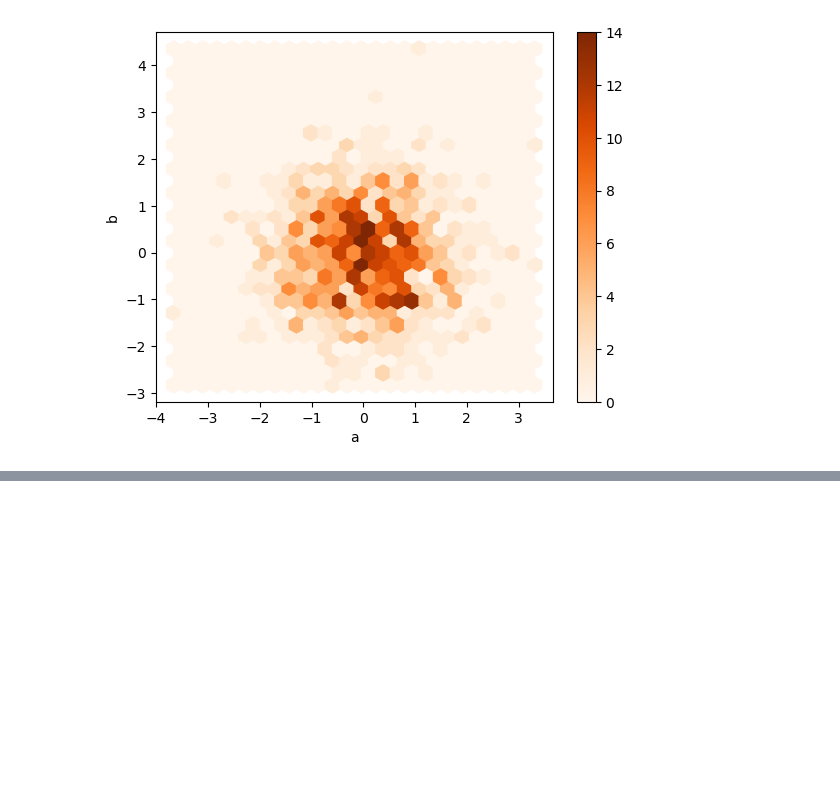
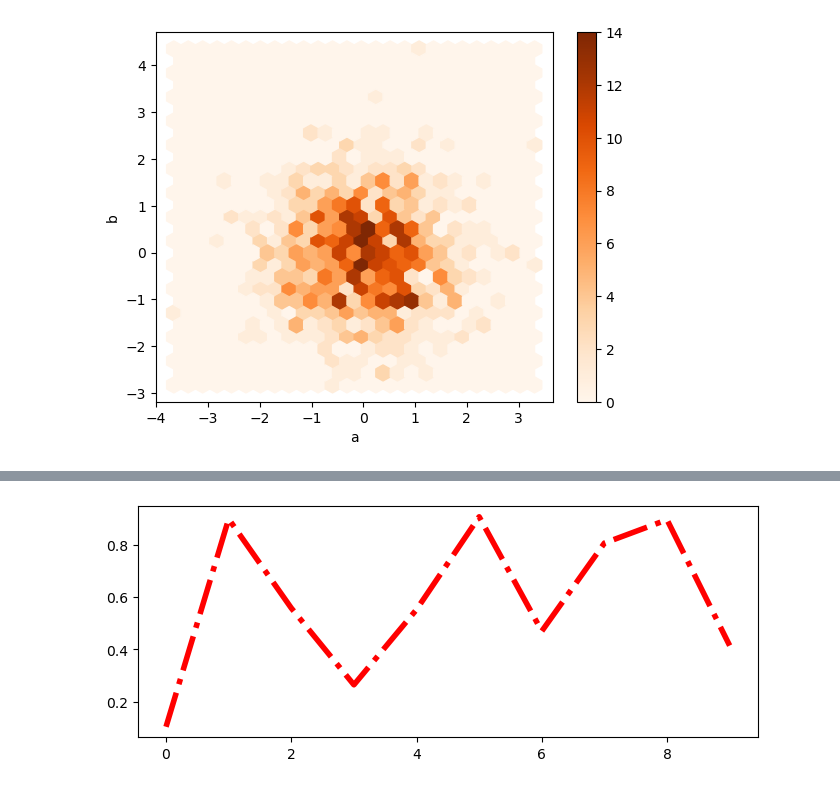
Before and after one commit to zapulam/PythonDataTips, a Jupyter notebook: pandas_data_viz.ipynb, the cells around one changed output, grey strips where cells are left out. Saved outputs shown, nothing was run; the diff lists cells and outputs as text; code cells hidden in the pictures; blank space fills up the shorter version.

```diff
--- a/pandas_data_viz.ipynb
+++ b/pandas_data_viz.ipynb
@@ -225,0 +258,4 @@ df.plot.hexbin(x='a',y='b',gridsize=25,cmap='Oranges');
+# %%
+df2['c'].plot.line(ls='-.', c='r', lw='4', figsize=(8,3));
+# %% [output]
+[figure, added]
```
Also changed, not shown: parts of 21 cells of this notebook, 1 other file.
